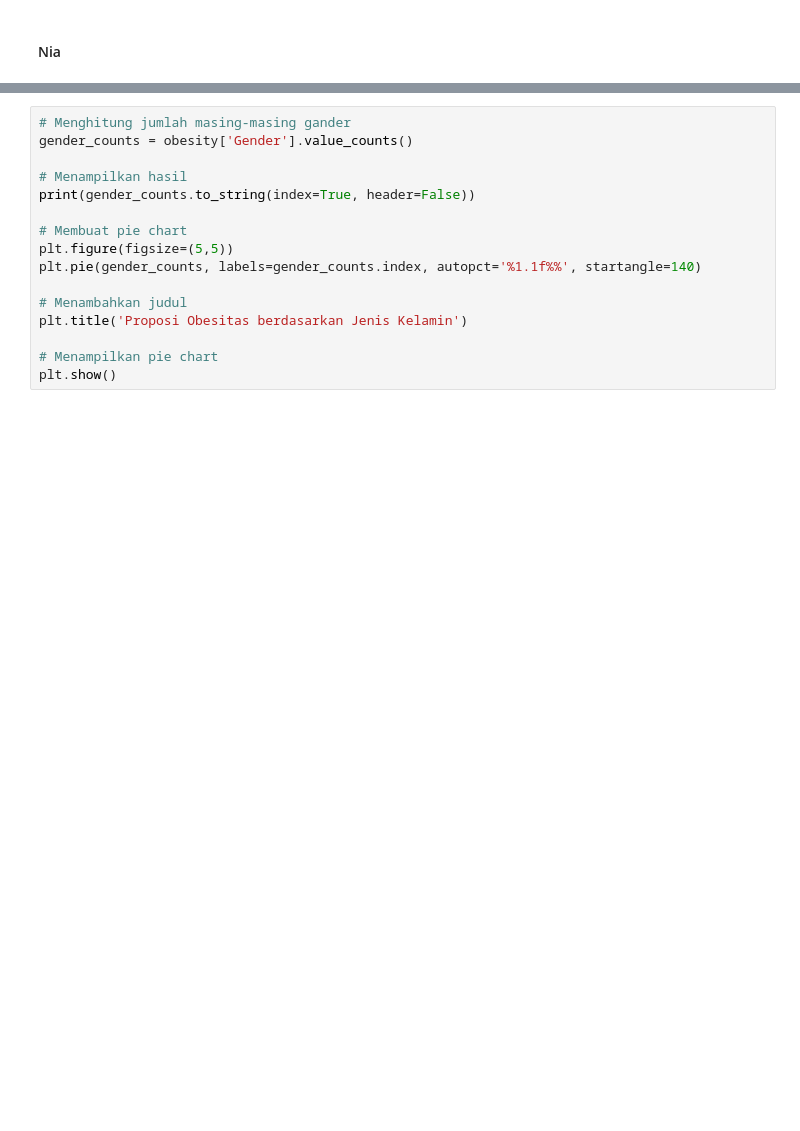
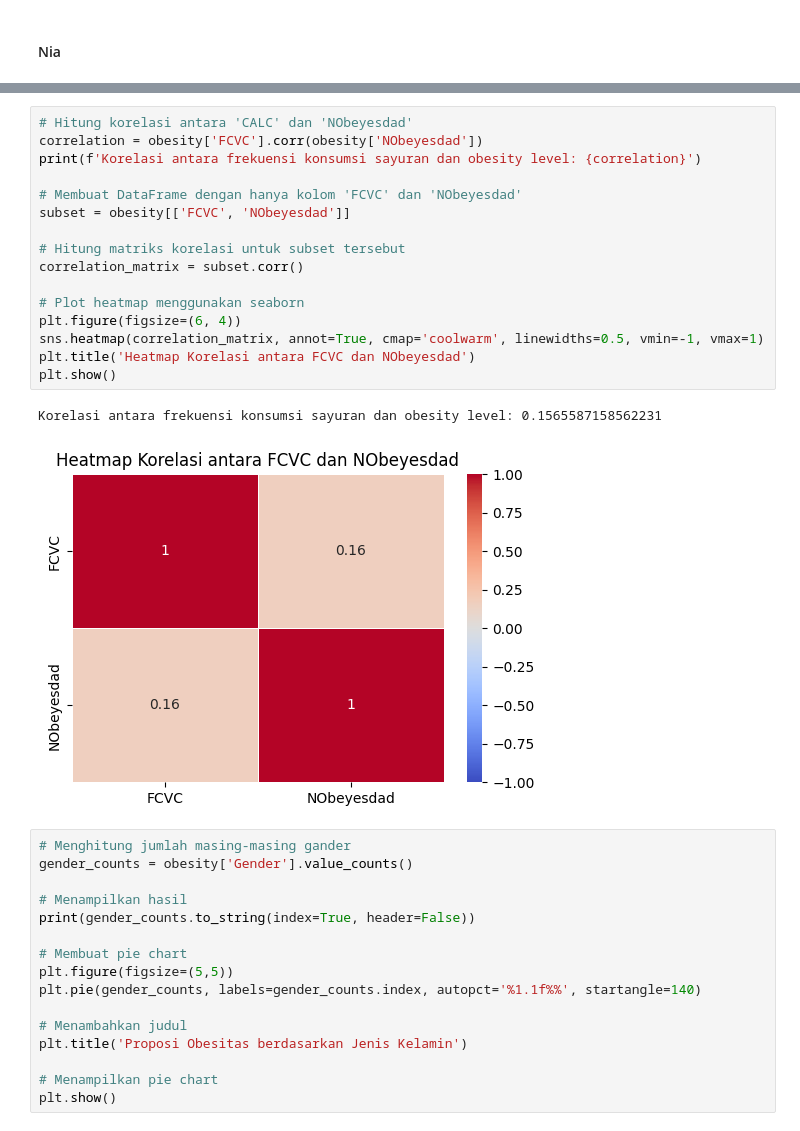
Before and after one commit to abdhaamed/abdhaamed, a Jupyter notebook: Statistika_tubes.ipynb, the cells around one changed output, grey strips where cells are left out. Drawn from its saved outputs; the diff is of its cells as text; blank space fills up the shorter version.

```diff
--- a/Statistika_tubes.ipynb
+++ b/Statistika_tubes.ipynb
@@ -241,3 +279,22 @@ plt.show()
+# %%
+# Hitung korelasi antara 'CALC' dan 'NObeyesdad'
+correlation = obesity['FCVC'].corr(obesity['NObeyesdad'])
+print(f'Korelasi antara frekuensi konsumsi sayuran dan obesity level: {correlation}')
+
+# Membuat DataFrame dengan hanya kolom 'FCVC' dan 'NObeyesdad'
+subset = obesity[['FCVC', 'NObeyesdad']]
+
+# Hitung matriks korelasi untuk subset tersebut
+correlation_matrix = subset.corr()
+
+# Plot heatmap menggunakan seaborn
+plt.figure(figsize=(6, 4))
+sns.heatmap(correlation_matrix, annot=True, cmap='coolwarm', linewidths=0.5, vmin=-1, vmax=1)
+plt.title('Heatmap Korelasi antara FCVC dan NObeyesdad')
+plt.show()
+# %% [output]
+Korelasi antara frekuensi konsumsi sayuran dan obesity level: 0.1565587158562231
+[figure, added]
 # %%
 # Menghitung jumlah masing-masing gander
 gender_counts = obesity['Gender'].value_counts()
```
Also changed, not shown: parts of 2 cells of this notebook.
